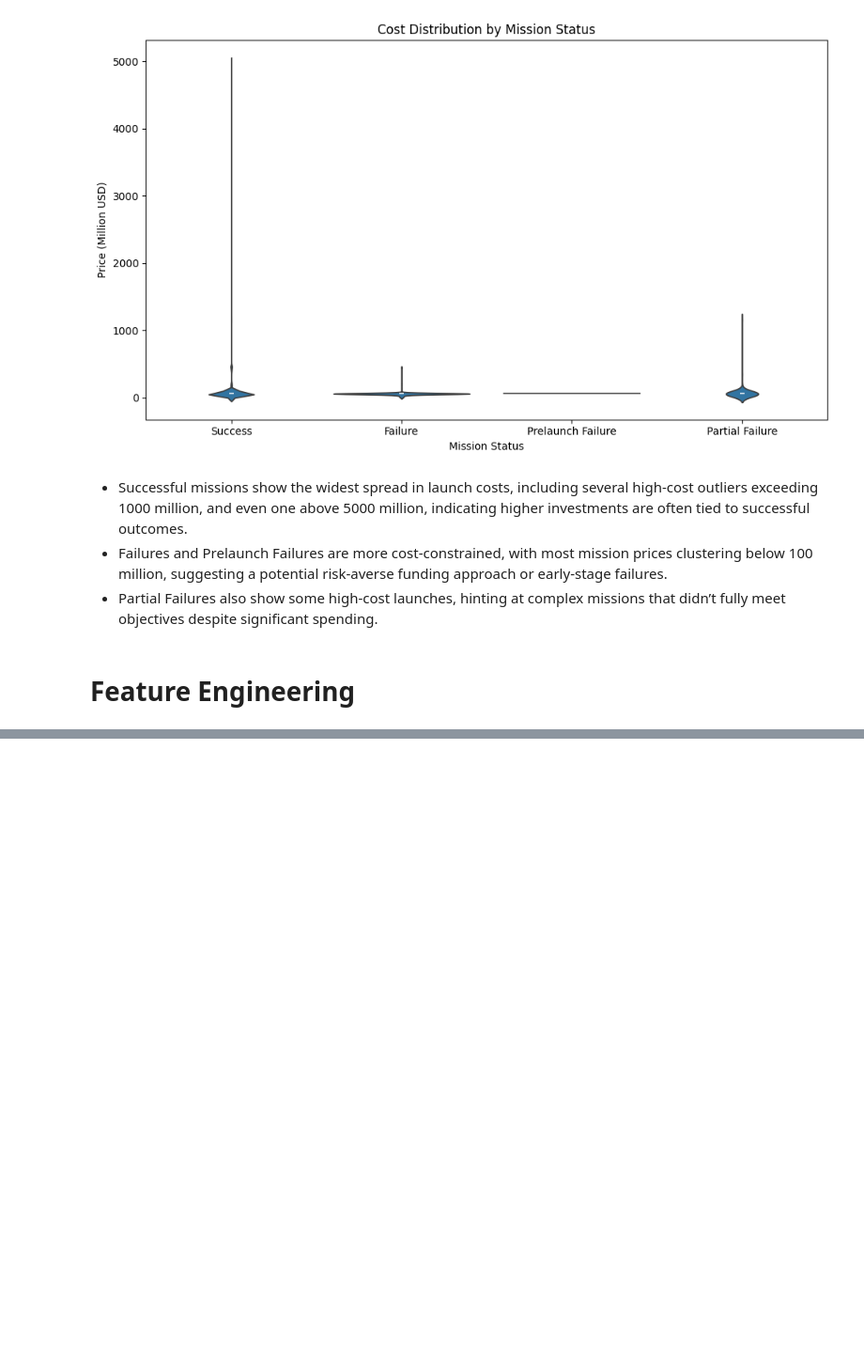
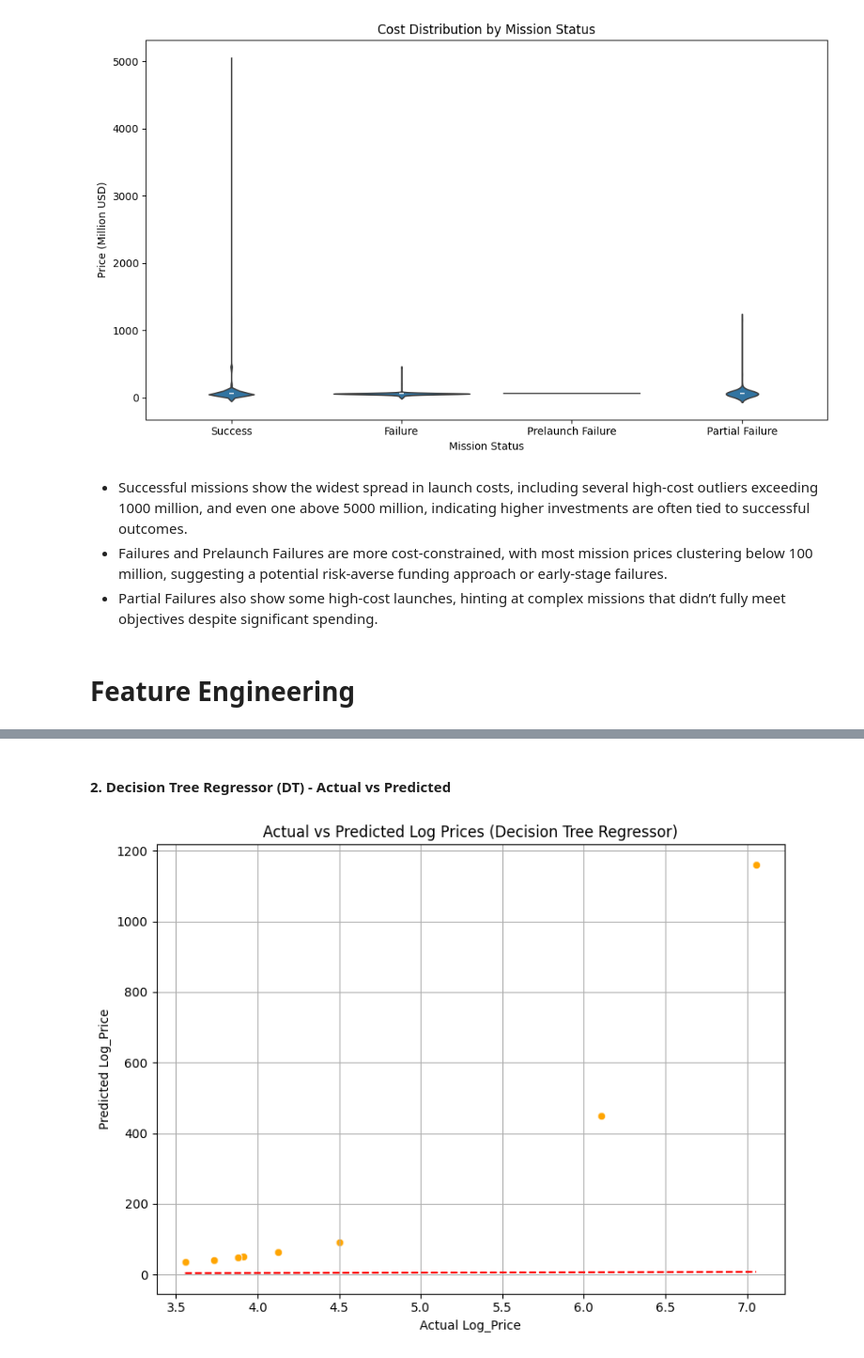
Before and after one commit to manishaachary13/Space-Launch-Mission, a Jupyter notebook: mission launch.ipynb, the cells around one changed output, grey strips where cells are left out. Shown at 94% size. Saved outputs shown, nothing was run; the diff lists cells and outputs as text; code cells hidden in the pictures; blank space fills up the shorter version.

```diff
--- a/mission launch.ipynb
+++ b/mission launch.ipynb
@@ -810,0 +1007,17 @@ plt.show()
+# %%
+from pyspark.ml.regression import DecisionTreeRegressor
+from pyspark.ml.evaluation import RegressionEvaluator
+
+# Initialize the Decision Tree model
+dt = DecisionTreeRegressor(featuresCol="features", labelCol="Price")
+
+# Train the model
+dt_model = dt.fit(train_df)
+
+# Make predictions on the test data
+dt_predictions = dt_model.transform(test_df)
+
+# Evaluate the model using RMSE
+dt_rmse = evaluator.evaluate(dt_predictions)
+
+print(f"Decision Tree Regressor RMSE: {dt_rmse}")
@@ -810,0 +1366,24 @@ plt.show()
+# %% [markdown]
+#### 2. Decision Tree Regressor (DT) - Actual vs Predicted
+# %%
+# Make predictions on the training data
+dt_predictions = dt_model.transform(train_df)
+
+# Convert to Pandas for visualization
+dt_prediction_pd = dt_predictions.select("Log_Price", "prediction").toPandas()
+
+# Plot Actual vs Predicted for Decision Tree Regressor
+plt.figure(figsize=(8, 6))
+sns.scatterplot(x="Log_Price", y="prediction", data=dt_prediction_pd, alpha=0.7, color="orange")
+plt.plot([dt_prediction_pd.Log_Price.min(), dt_prediction_pd.Log_Price.max()],
+         [dt_prediction_pd.Log_Price.min(), dt_prediction_pd.Log_Price.max()],
+         '--r')  # Diagonal line
+
+plt.xlabel("Actual Log_Price")
+plt.ylabel("Predicted Log_Price")
+plt.title("Actual vs Predicted Log Prices (Decision Tree Regressor)")
+plt.grid(True)
+plt.tight_layout()
+plt.show()
+# %% [output]
+[figure, added]
```
Also changed, not shown: parts of 53 cells of this notebook.
